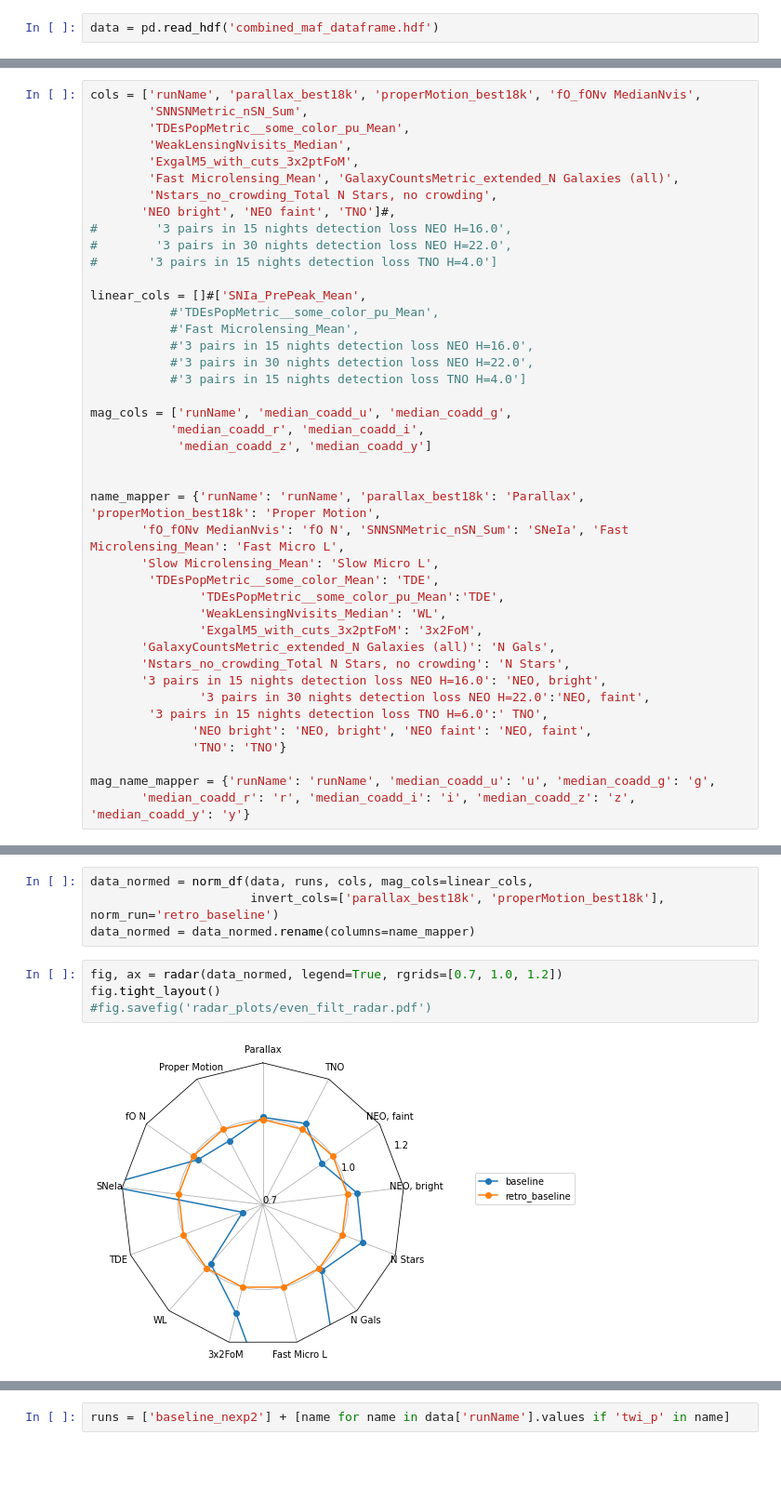
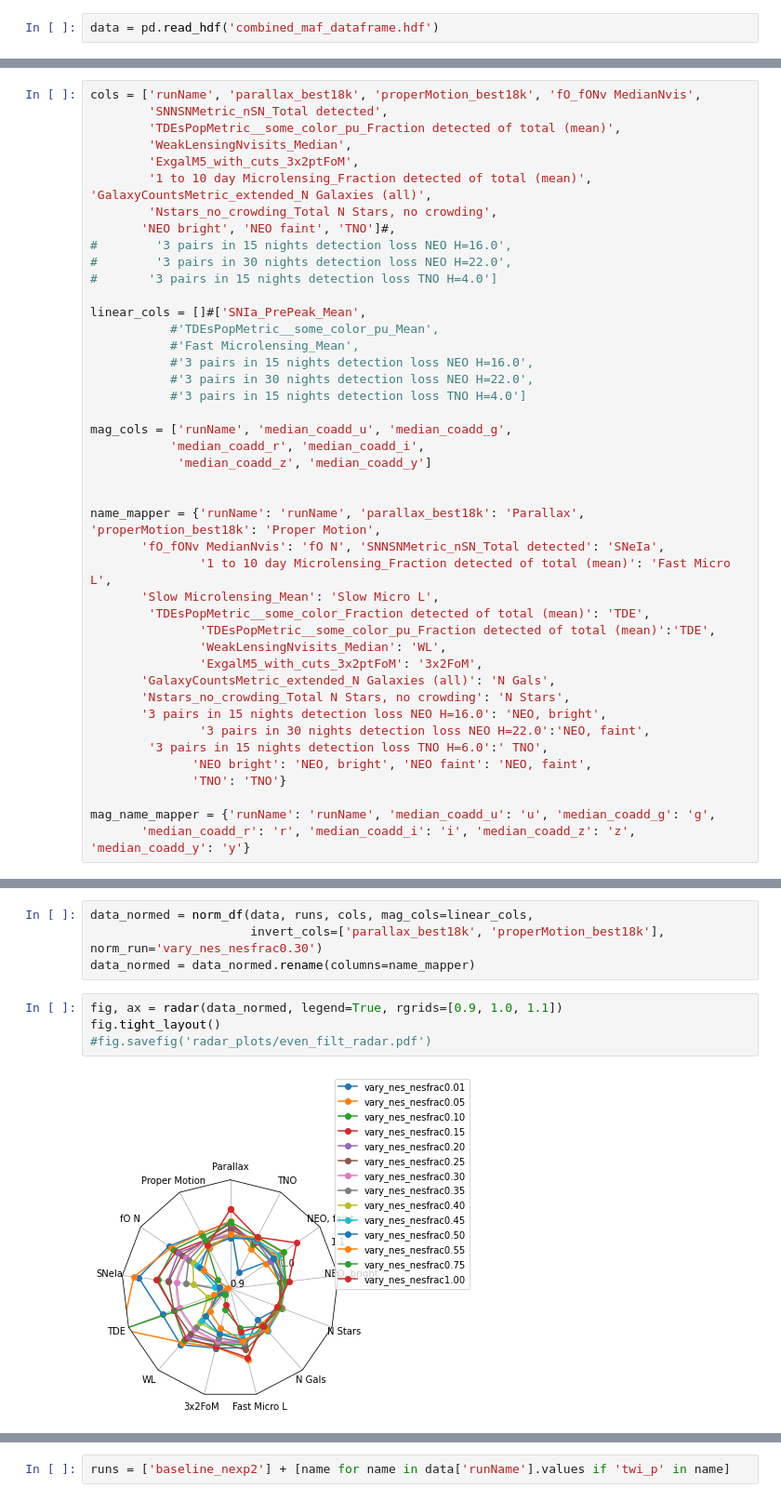
Before and after one commit to lsst-sims/sims_featureScheduler_runs2.0, a Jupyter notebook: maf/radar_plots.ipynb, the cells around one changed output, grey strips where cells are left out. Shown at 93% size. Drawn from its saved outputs; the diff is of its cells as text; blank space fills up the shorter version.

Commit message:
update baseline

```diff
--- a/maf/radar_plots.ipynb
+++ b/maf/radar_plots.ipynb
@@ -31,11 +28,11 @@ Index(['runName', 'version', 'parallax_best18k', 'properMotion_best18k',
       dtype='object')
 # %%
 cols = ['runName', 'parallax_best18k', 'properMotion_best18k', 'fO_fONv MedianNvis',
-        'SNNSNMetric_nSN_Sum',
-        'TDEsPopMetric__some_color_pu_Mean',
+        'SNNSNMetric_nSN_Total detected',
+        'TDEsPopMetric__some_color_pu_Fraction detected of total (mean)',
         'WeakLensingNvisits_Median',
         'ExgalM5_with_cuts_3x2ptFoM',
-        'Fast Microlensing_Mean', 'GalaxyCountsMetric_extended_N Galaxies (all)',
+        '1 to 10 day Microlensing_Fraction detected of total (mean)', 'GalaxyCountsMetric_extended_N Galaxies (all)',
         'Nstars_no_crowding_Total N Stars, no crowding',
        'NEO bright', 'NEO faint', 'TNO']#,
 #        '3 pairs in 15 nights detection loss NEO H=16.0',
@@ -55,10 +52,11 @@ mag_cols = ['runName', 'median_coadd_u', 'median_coadd_g',
 
 
 name_mapper = {'runName': 'runName', 'parallax_best18k': 'Parallax', 'properMotion_best18k': 'Proper Motion',
-       'fO_fONv MedianNvis': 'fO N', 'SNNSNMetric_nSN_Sum': 'SNeIa', 'Fast Microlensing_Mean': 'Fast Micro L',
+       'fO_fONv MedianNvis': 'fO N', 'SNNSNMetric_nSN_Total detected': 'SNeIa',
+               '1 to 10 day Microlensing_Fraction detected of total (mean)': 'Fast Micro L',
        'Slow Microlensing_Mean': 'Slow Micro L',
-        'TDEsPopMetric__some_color_Mean': 'TDE',
-               'TDEsPopMetric__some_color_pu_Mean':'TDE',
+        'TDEsPopMetric__some_color_Fraction detected of total (mean)': 'TDE',
+               'TDEsPopMetric__some_color_pu_Fraction detected of total (mean)':'TDE',
                'WeakLensingNvisits_Median': 'WL',
                'ExgalM5_with_cuts_3x2ptFoM': '3x2FoM',
        'GalaxyCountsMetric_extended_N Galaxies (all)': 'N Gals',
@@ -85,13 +108,13 @@ runs
 # %%
 data_normed = norm_df(data, runs, cols, mag_cols=linear_cols,
-                      invert_cols=['parallax_best18k', 'properMotion_best18k'], norm_run='retro_baseline')
+                      invert_cols=['parallax_best18k', 'properMotion_best18k'], norm_run='vary_nes_nesfrac0.30')
 data_normed = data_normed.rename(columns=name_mapper)
 # %%
-fig, ax = radar(data_normed, legend=True, rgrids=[0.7, 1.0, 1.2])
+fig, ax = radar(data_normed, legend=True, rgrids=[0.9, 1.0, 1.1])
 fig.tight_layout()
 #fig.savefig('radar_plots/even_filt_radar.pdf')
 # %% [output]
-[figure, old version]
+[figure, new version]
 # %%
 data_normed
 # %% [output]
```
Also changed, not shown: parts of 5 cells of this notebook, 2 other files.
